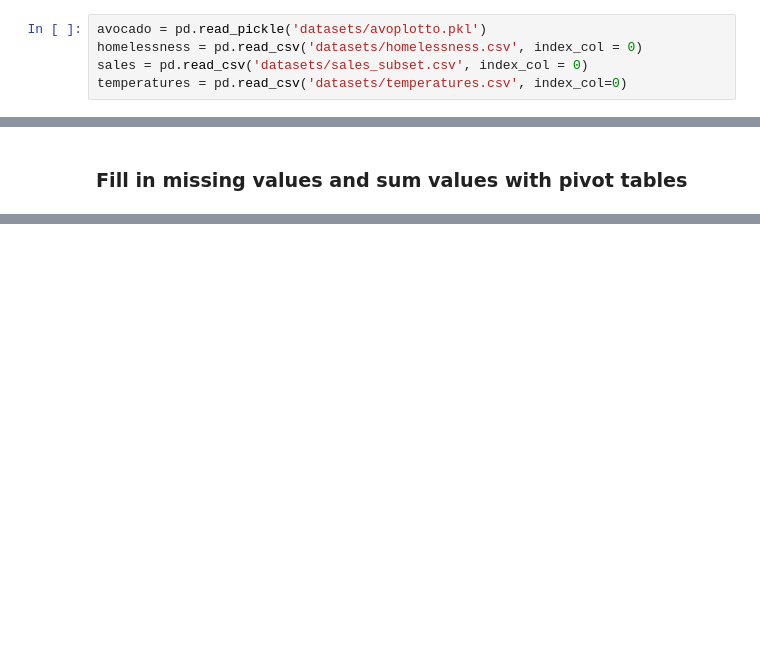
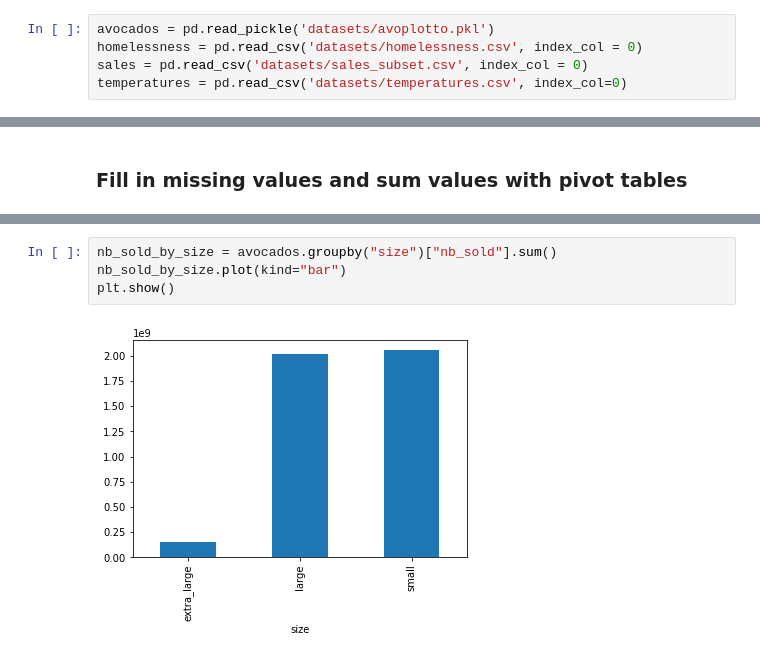
Before and after one commit to ziesazies/learning-pandas, a Jupyter notebook: data-manipulation-with-pandas.ipynb, the cells around one changed output, grey strips where cells are left out. Drawn from its saved outputs; the diff is of its cells as text; blank space fills up the shorter version.

```diff
--- a/data-manipulation-with-pandas.ipynb
+++ b/data-manipulation-with-pandas.ipynb
@@ -3,7 +3,7 @@ import pickle
 import pandas as pd
 import numpy as np
 # %%
-avocado = pd.read_pickle('datasets/avoplotto.pkl')
+avocados = pd.read_pickle('datasets/avoplotto.pkl')
 homelessness = pd.read_csv('datasets/homelessness.csv', index_col = 0)
 sales = pd.read_csv('datasets/sales_subset.csv', index_col = 0)
 temperatures = pd.read_csv('datasets/temperatures.csv', index_col=0)
@@ -184,0 +985,6 @@ print(sales.pivot_table(values="weekly_sales", index="department", columns="type
+# %%
+nb_sold_by_size = avocados.groupby("size")["nb_sold"].sum()
+nb_sold_by_size.plot(kind="bar")
+plt.show()
+# %% [output]
+[figure, added]
```
Also changed, not shown: parts of 109 cells of this notebook.
